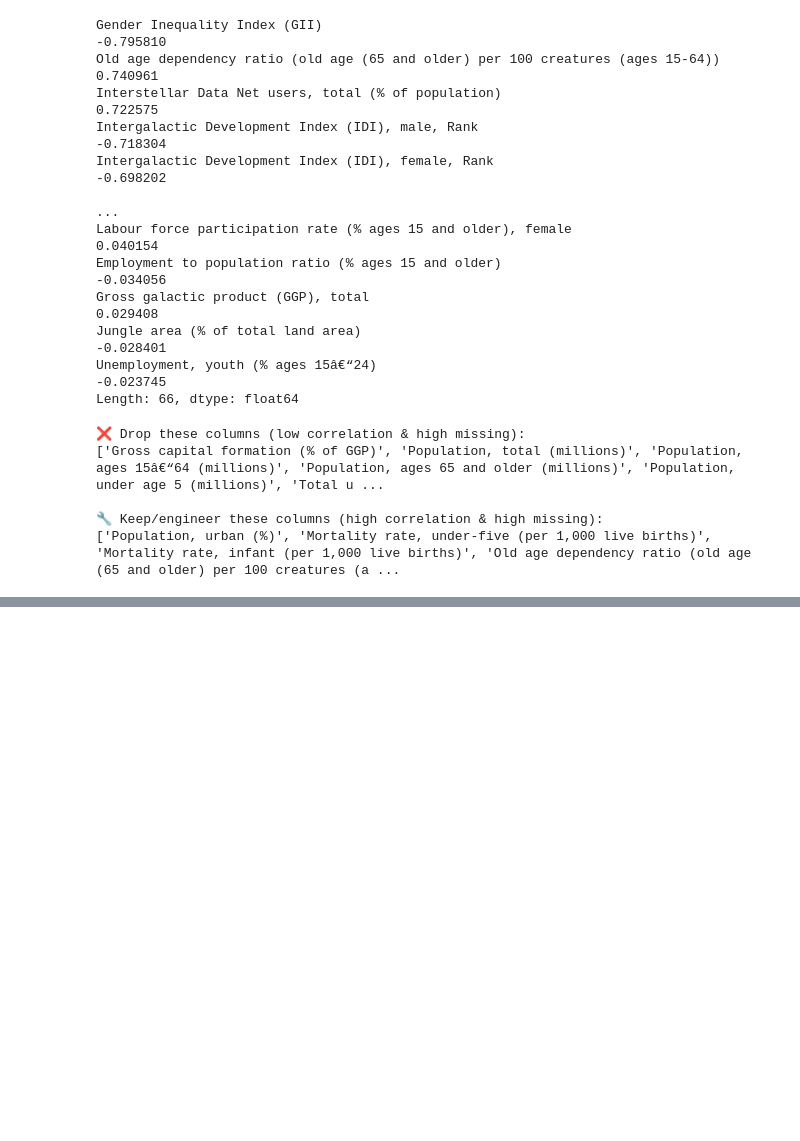
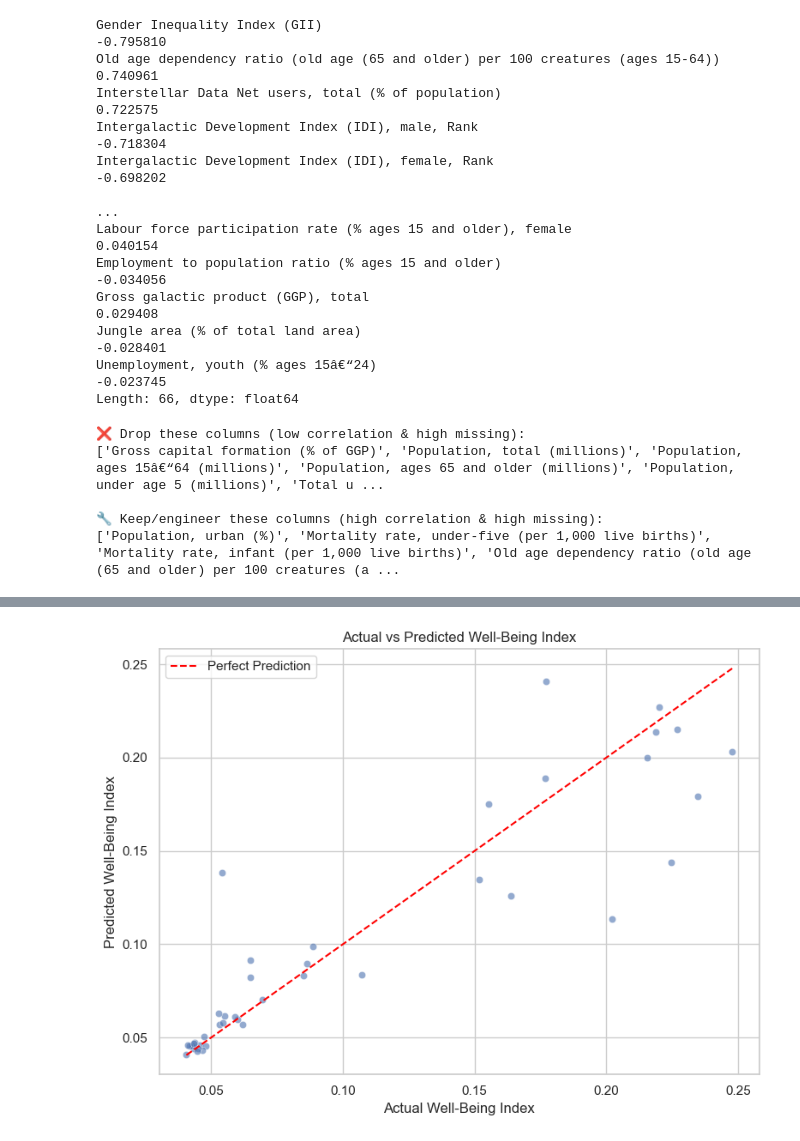
Before and after one commit to VAL-Jerono/Galaxies-Well-being, a Jupyter notebook: Galaxies.ipynb, the cells around one changed output, grey strips where cells are left out. Drawn from its saved outputs; the diff is of its cells as text; code cells hidden in the pictures; blank space fills up the shorter version.

```diff
--- a/Galaxies.ipynb
+++ b/Galaxies.ipynb
@@ -869,10 +637,0 @@ predictions = final_model.predict(validation_data)
-# %%
-from sklearn.metrics import mean_absolute_error, mean_squared_error, r2_score
-import numpy as np
-
-y_pred = final_model.predict(X)
-mae = mean_absolute_error(y, y_pred)
-rmse = np.sqrt(mean_squared_error(y, y_pred))
-r2 = r2_score(y, y_pred)
-
-y_pred, mae, rmse, r2
@@ -1109,0 +1142,33 @@ display(comparison_df)
+# %%
+import matplotlib.pyplot as plt
+import seaborn as sns
+
+# Read the original training data
+df = pd.read_csv('Data/Train_data.csv')
+
+# True and predicted values from test set (as used earlier)
+y_test_true = y_test  # Already defined earlier
+y_test_pred = y_pred  # Already defined earlier
+
+# Set plot style
+sns.set(style="whitegrid")
+
+# Create scatter plot
+plt.figure(figsize=(8, 6))
+sns.scatterplot(x=y_test_true, y=y_test_pred, alpha=0.6)
+
+# Plot y=x line
+plt.plot([y_test_true.min(), y_test_true.max()],
+         [y_test_true.min(), y_test_true.max()],
+         color='red', linestyle='--', label='Perfect Prediction')
+
+# Labels and title
+plt.xlabel('Actual Well-Being Index')
+plt.ylabel('Predicted Well-Being Index')
+plt.title('Actual vs Predicted Well-Being Index')
+plt.legend()
+plt.tight_layout()
+
+plt.show()
+# %% [output]
+[figure, added]
```
Also changed, not shown: parts of 49 cells of this notebook, 3 other files.
